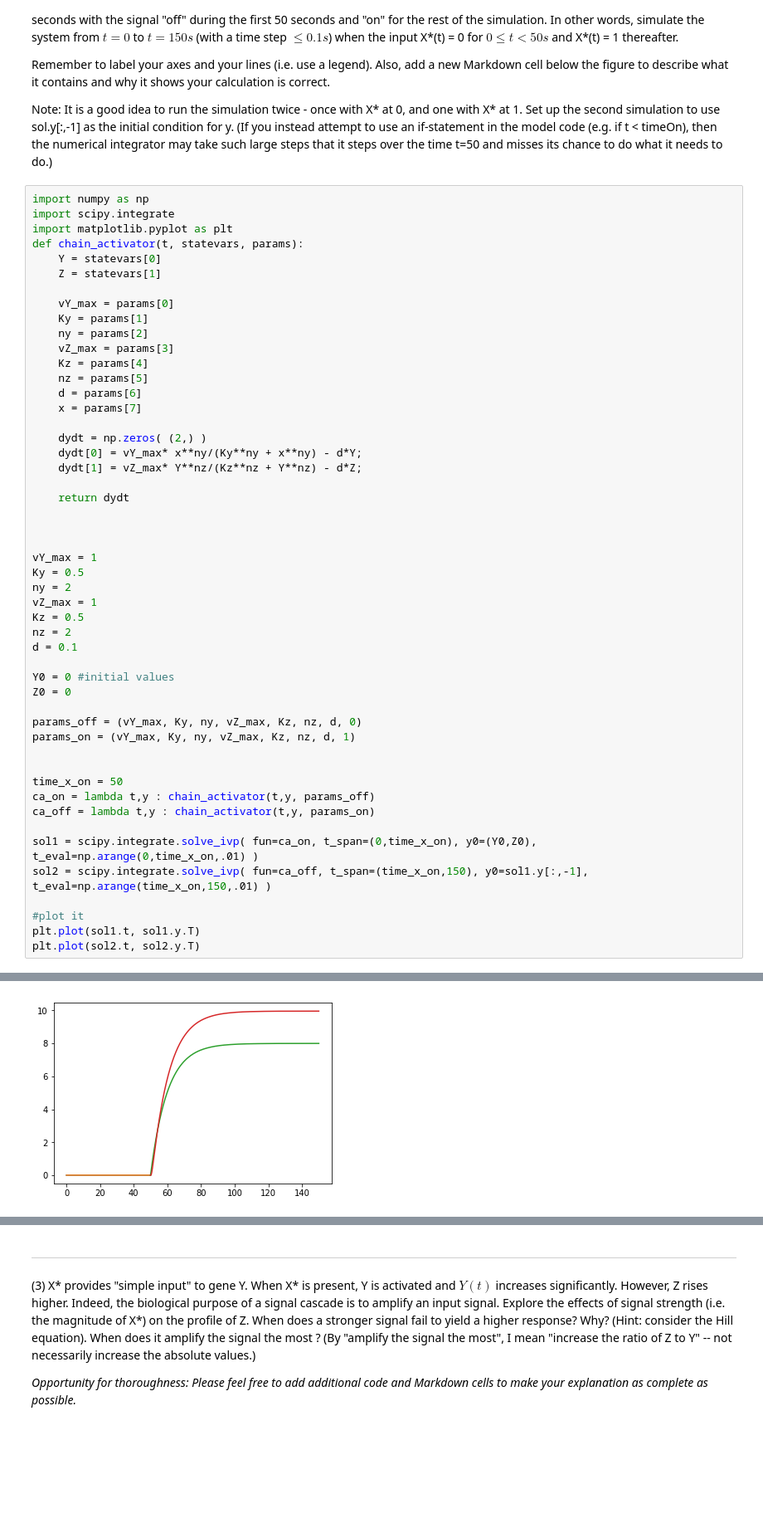
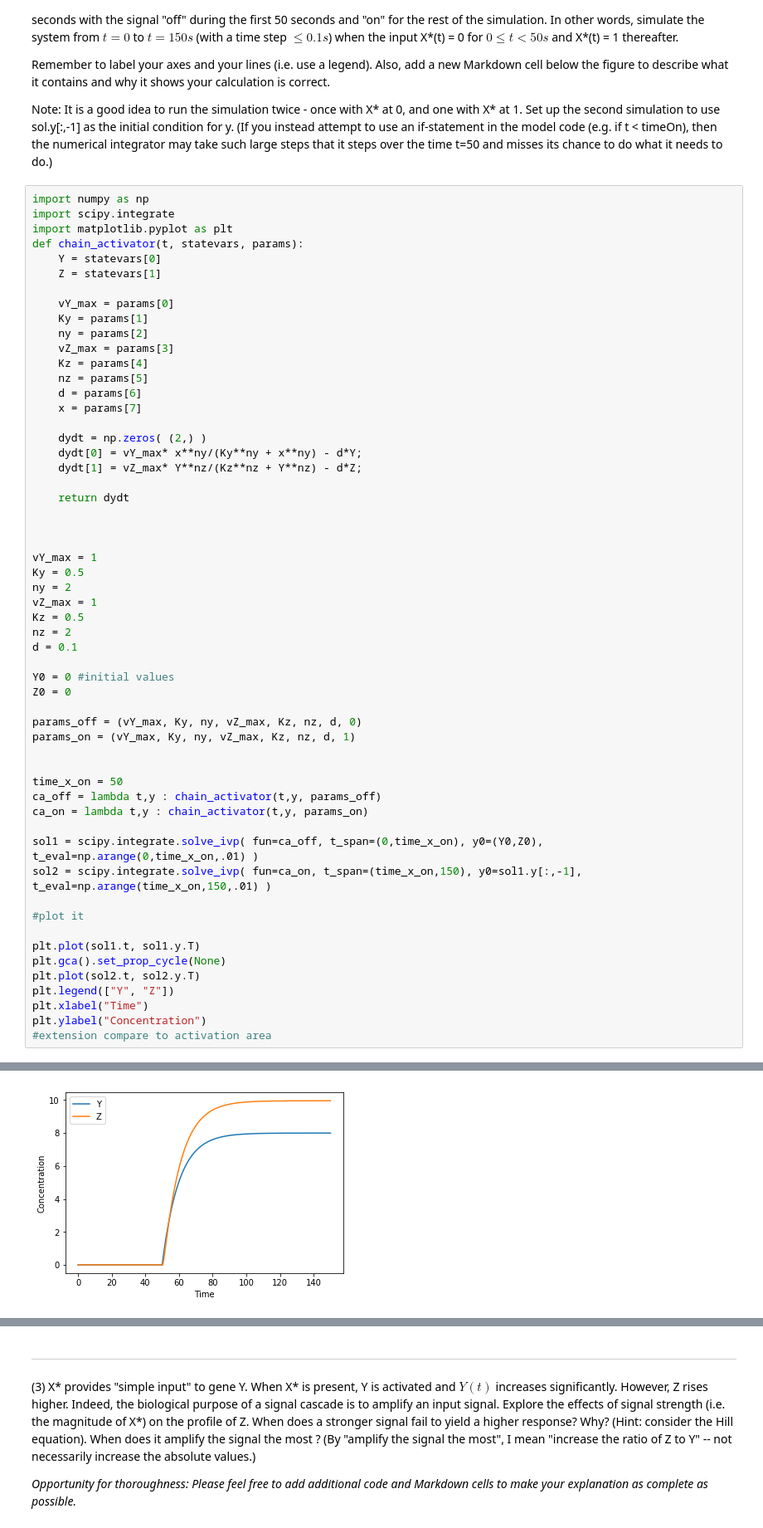
Before and after one commit to hmhwan21/cs341projects, a Jupyter notebook: proj2/Project2.ipynb, the cells around one changed output, grey strips where cells are left out. Shown at 83% size. Drawn from its saved outputs; the diff is of its cells as text; blank space fills up the shorter version.

Commit message:
finished part 1, without extensions

```diff
--- a/proj2/Project2.ipynb
+++ b/proj2/Project2.ipynb
@@ -80,13 +80,19 @@ params_on = (vY_max, Ky, ny, vZ_max, Kz, nz, d, 1)
 
 
 time_x_on = 50
-ca_on = lambda t,y : chain_activator(t,y, params_off)
-ca_off = lambda t,y : chain_activator(t,y, params_on)
+ca_off = lambda t,y : chain_activator(t,y, params_off)
+ca_on = lambda t,y : chain_activator(t,y, params_on)
 
-sol1 = scipy.integrate.solve_ivp( fun=ca_on, t_span=(0,time_x_on), y0=(Y0,Z0), t_eval=np.arange(0,time_x_on,.01) )
-sol2 = scipy.integrate.solve_ivp( fun=ca_off, t_span=(time_x_on,150), y0=sol1.y[:,-1], t_eval=np.arange(time_x_on,150,.01) )
+sol1 = scipy.integrate.solve_ivp( fun=ca_off, t_span=(0,time_x_on), y0=(Y0,Z0), t_eval=np.arange(0,time_x_on,.01) )
+sol2 = scipy.integrate.solve_ivp( fun=ca_on, t_span=(time_x_on,150), y0=sol1.y[:,-1], t_eval=np.arange(time_x_on,150,.01) )
 
 #plot it
+
 plt.plot(sol1.t, sol1.y.T)
+plt.gca().set_prop_cycle(None)
 plt.plot(sol2.t, sol2.y.T)
+plt.legend(["Y", "Z"])
+plt.xlabel("Time")
+plt.ylabel("Concentration")
+#extension compare to activation area
 # %% [output]
@@ -95 +100 @@ plt.plot(sol2.t, sol2.y.T)
-[figure, old version]
+[figure, new version]
```
Also changed, not shown: parts of 11 cells of this notebook.
